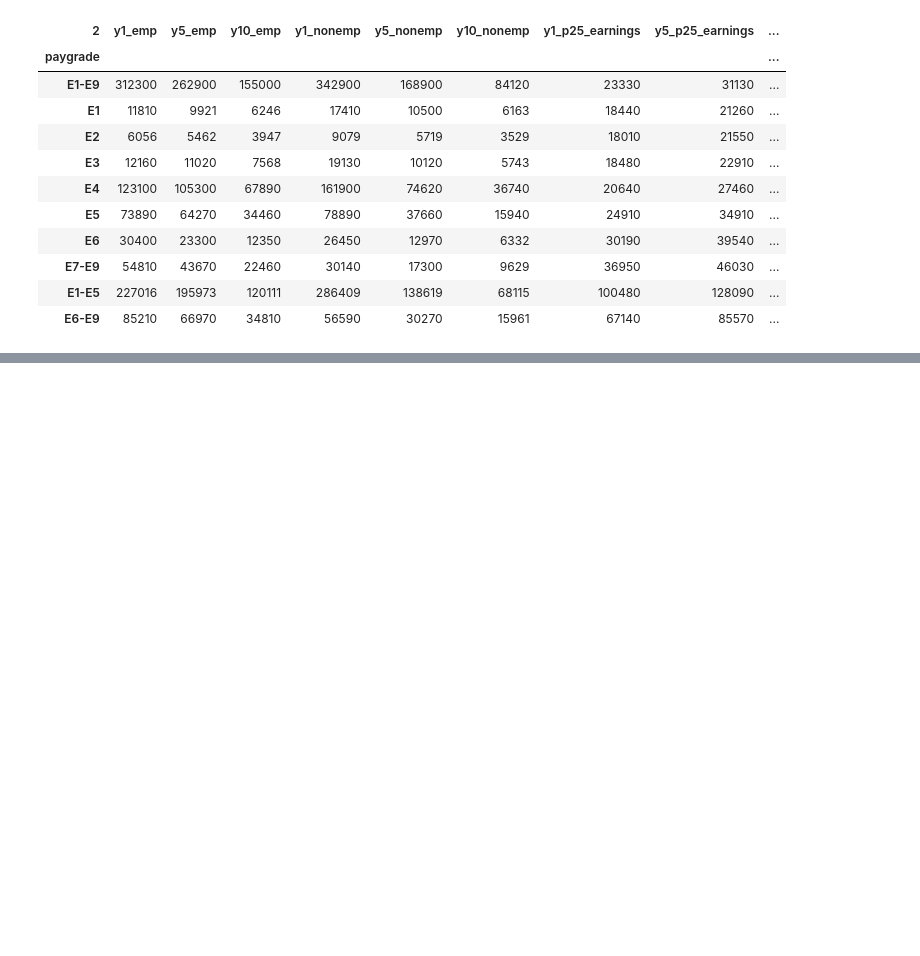
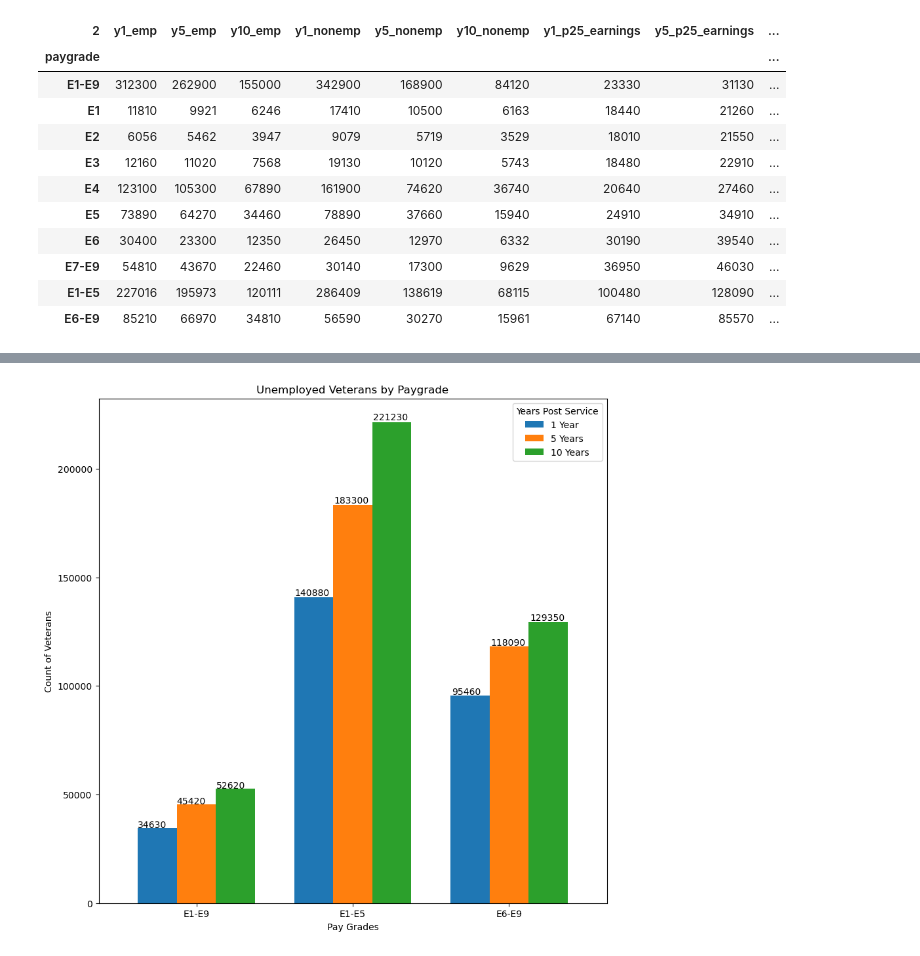
Before and after one commit to BenHallinan/veteran_employment_outcomes, a Jupyter notebook: notebooks/veo_by_paygrade.ipynb, the cells around one changed output, grey strips where cells are left out. Cells and saved outputs as stored; diff of their text form; code cells hidden in the pictures; blank space fills up the shorter version.

```diff
--- a/notebooks/veo_by_paygrade.ipynb
+++ b/notebooks/veo_by_paygrade.ipynb
@@ -89,0 +142,14 @@ veteran_paygrade_bins
+# %%
+ax = ranks_binned.plot(kind='bar', y=['y1_p50_earnings', 'y5_p50_earnings','y10_p50_earnings'],
+                        title="Unemployed Veterans by Paygrade",
+                        width=.75,
+                        figsize=(10,10)
+                        )
+ax.set_xlabel("Pay Grades")
+ax.set_ylabel("Count of Veterans")
+ax.tick_params(axis='x', labelrotation=360)
+ax.legend(["1 Year", "5 Years", "10 Years"]).set_title("Years Post Service")
+for p in ax.patches:
+    ax.annotate(str(p.get_height()), (p.get_x() * 1.005, p.get_height() * 1.005))
+# %% [output]
+[figure, added]
```
Also changed, not shown: parts of 8 cells of this notebook, 9 other files.
